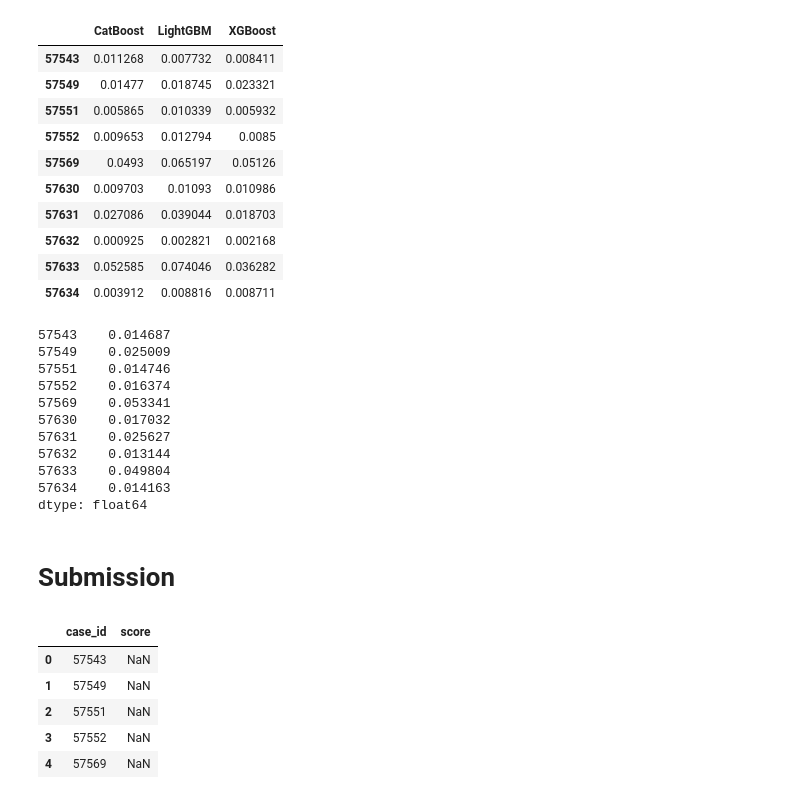
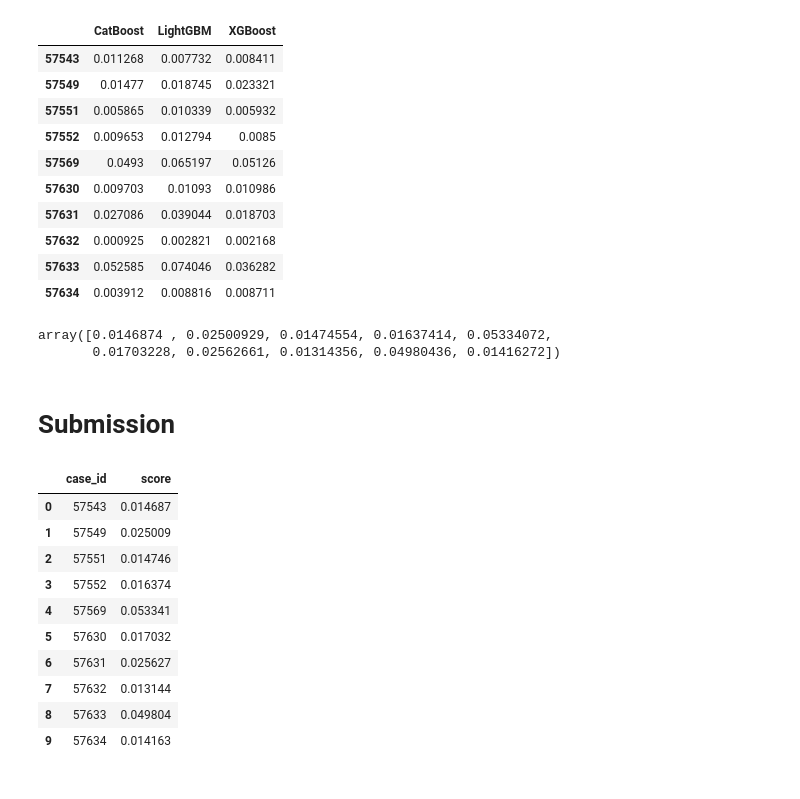
Before and after one commit to lorrespz/Deep-Learning-vs-Machine-Learning, a Jupyter notebook: home-credit-24-cross-val-2-layer-ensemble-xgb-cat-lgb.ipynb, the cells around one changed output. Drawn from its saved outputs; the diff is of its cells as text; code cells hidden in the pictures.

```diff
--- a/home-credit-24-cross-val-2-layer-ensemble-xgb-cat-lgb.ipynb
+++ b/home-credit-24-cross-val-2-layer-ensemble-xgb-cat-lgb.ipynb
@@ -474,32 +474,29 @@ test_meta_features
 | 57634 | 0.003912 | 0.008816 | 0.008711 |
 # %%
 # USE THE SECOND-LAYER MODEL ON THE TEST META FEATURE
-y_pred = pd.Series(meta_model.predict_proba(test_meta_features)[:, 1], index=test_index)
+y_pred = meta_model.predict_proba(test_meta_features)[:, 1]
 # %%
 y_pred
 # %% [output]
-57543    0.014687
-57549    0.025009
-57551    0.014746
-57552    0.016374
-57569    0.053341
-57630    0.017032
-57631    0.025627
-57632    0.013144
-57633    0.049804
-57634    0.014163
-dtype: float64
+array([0.0146874 , 0.02500929, 0.01474554, 0.01637414, 0.05334072,
+       0.01703228, 0.02562661, 0.01314356, 0.04980436, 0.01416272])
 # %% [markdown]
 # Submission
 # %%
 subs = pd.read_csv('/kaggle/input/home-credit-credit-risk-model-stability/sample_submission.csv')
 subs['score'] = y_pred
-subs.to_csv('submission.csv', index=False)
-subs.head()
-# %% [output]
-|  | case_id | score |
-| 0 | 57543 | NaN |
-| 1 | 57549 | NaN |
-| 2 | 57551 | NaN |
-| 3 | 57552 | NaN |
-| 4 | 57569 | NaN |
+# %%
+subs.to_csv('submission.csv', index=False)
+subs
+# %% [output]
+|  | case_id | score |
+| 0 | 57543 | 0.014687 |
+| 1 | 57549 | 0.025009 |
+| 2 | 57551 | 0.014746 |
+| 3 | 57552 | 0.016374 |
+| 4 | 57569 | 0.053341 |
+| 5 | 57630 | 0.017032 |
+| 6 | 57631 | 0.025627 |
+| 7 | 57632 | 0.013144 |
+| 8 | 57633 | 0.049804 |
+| 9 | 57634 | 0.014163 |
```
